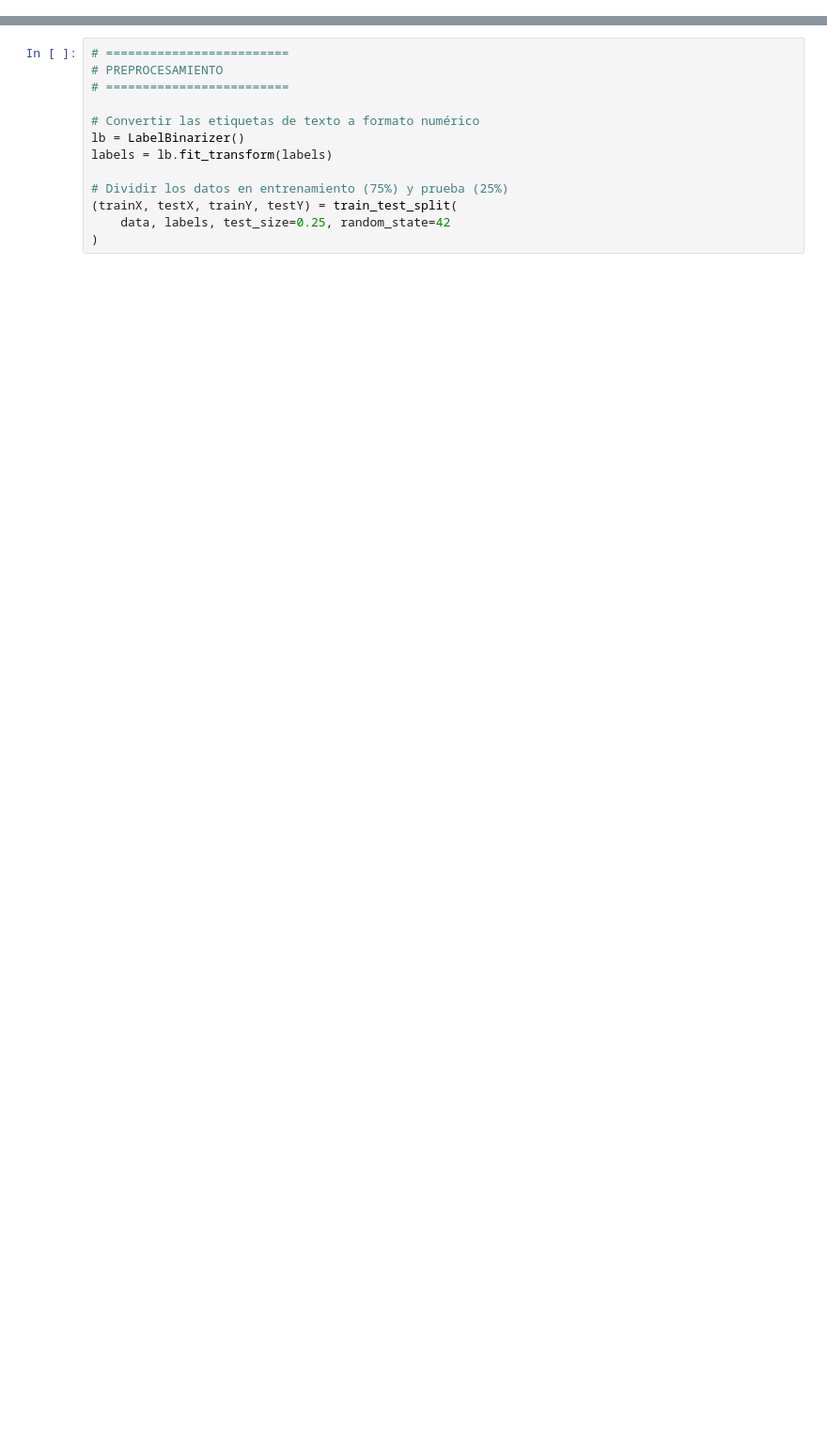
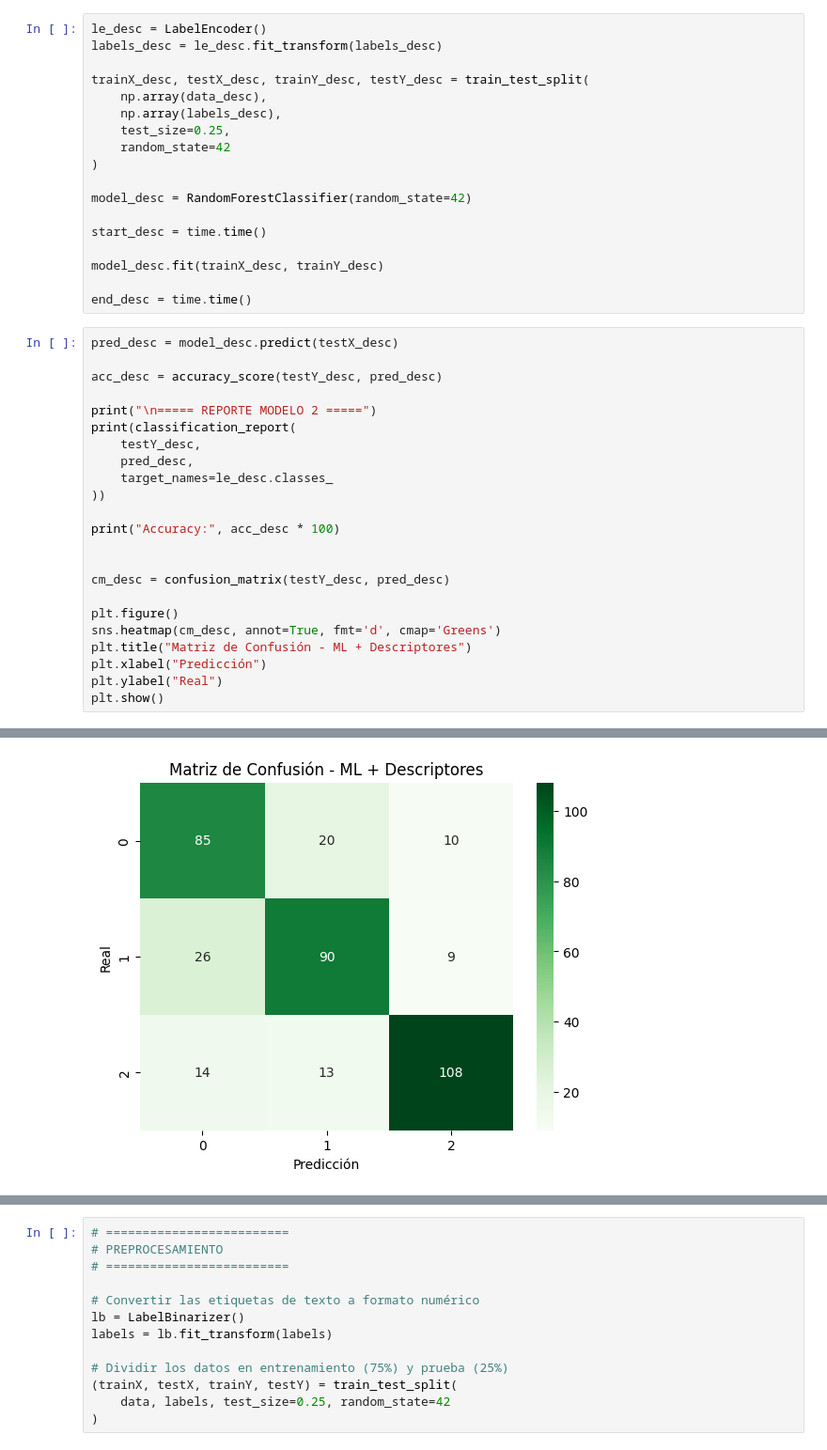
Before and after one commit to LuisMesa10/DeepLearning, a Jupyter notebook: RETO_2_LANDUSE.ipynb, the cells around one changed output, grey strips where cells are left out. Shown at 94% size. Drawn from its saved outputs; the diff is of its cells as text; blank space fills up the shorter version.

```diff
--- a/RETO_2_LANDUSE.ipynb
+++ b/RETO_2_LANDUSE.ipynb
@@ -32,0 +255,42 @@ Mounted at /content/drive
+# %%
+le_desc = LabelEncoder()
+labels_desc = le_desc.fit_transform(labels_desc)
+
+trainX_desc, testX_desc, trainY_desc, testY_desc = train_test_split(
+    np.array(data_desc),
+    np.array(labels_desc),
+    test_size=0.25,
+    random_state=42
+)
+
+model_desc = RandomForestClassifier(random_state=42)
+
+start_desc = time.time()
+
+model_desc.fit(trainX_desc, trainY_desc)
+
+end_desc = time.time()
+# %%
+pred_desc = model_desc.predict(testX_desc)
+
+acc_desc = accuracy_score(testY_desc, pred_desc)
+
+print("\n===== REPORTE MODELO 2 =====")
+print(classification_report(
+    testY_desc,
+    pred_desc,
+    target_names=le_desc.classes_
+))
+
+print("Accuracy:", acc_desc * 100)
+
+
+cm_desc = confusion_matrix(testY_desc, pred_desc)
+
+plt.figure()
+sns.heatmap(cm_desc, annot=True, fmt='d', cmap='Greens')
+plt.title("Matriz de Confusión - ML + Descriptores")
+plt.xlabel("Predicción")
+plt.ylabel("Real")
+plt.show()
+# %% [output]
@@ -32,0 +309 @@ Mounted at /content/drive
+[figure, added]
```
Also changed, not shown: parts of 23 cells of this notebook.
